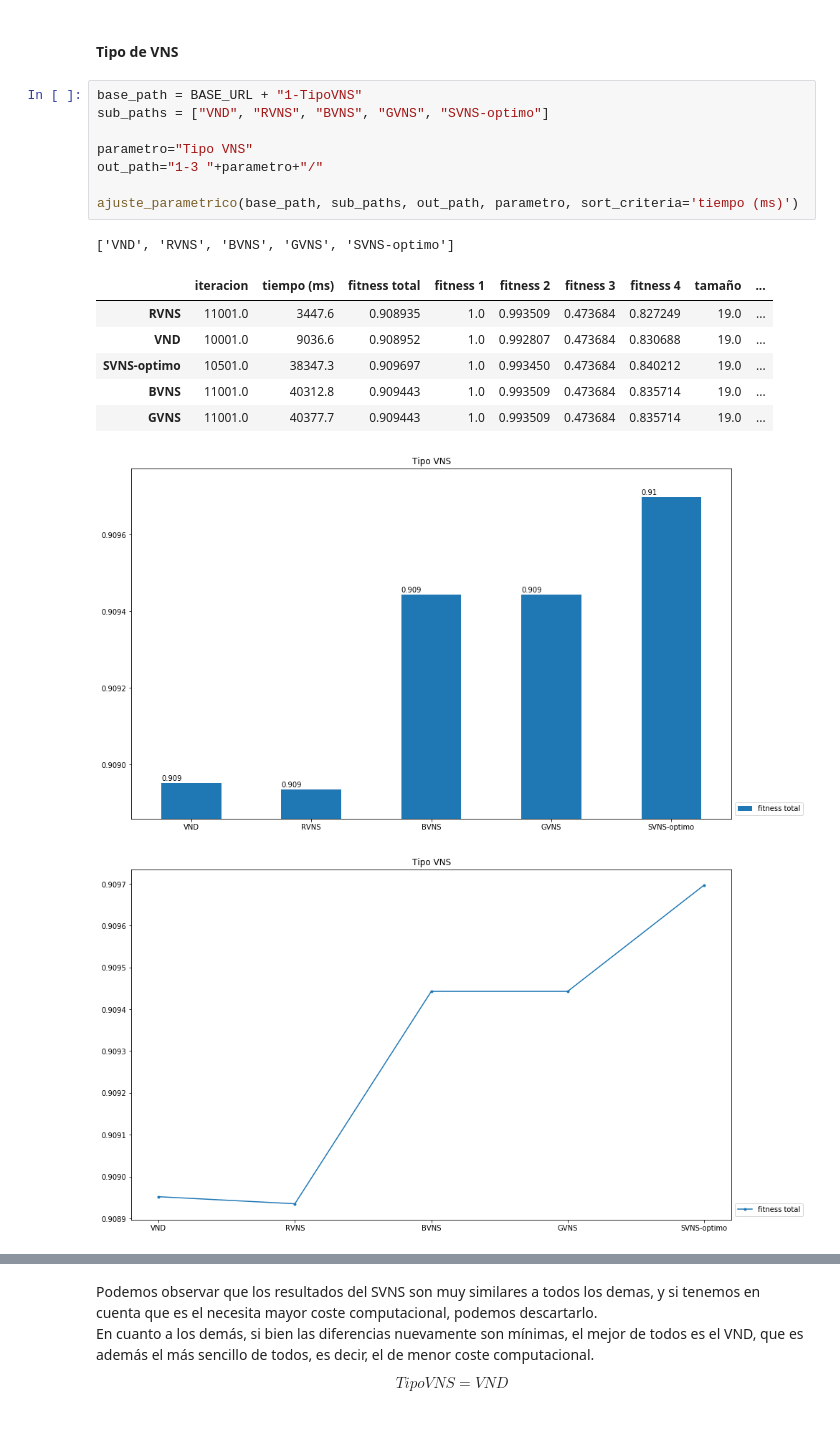
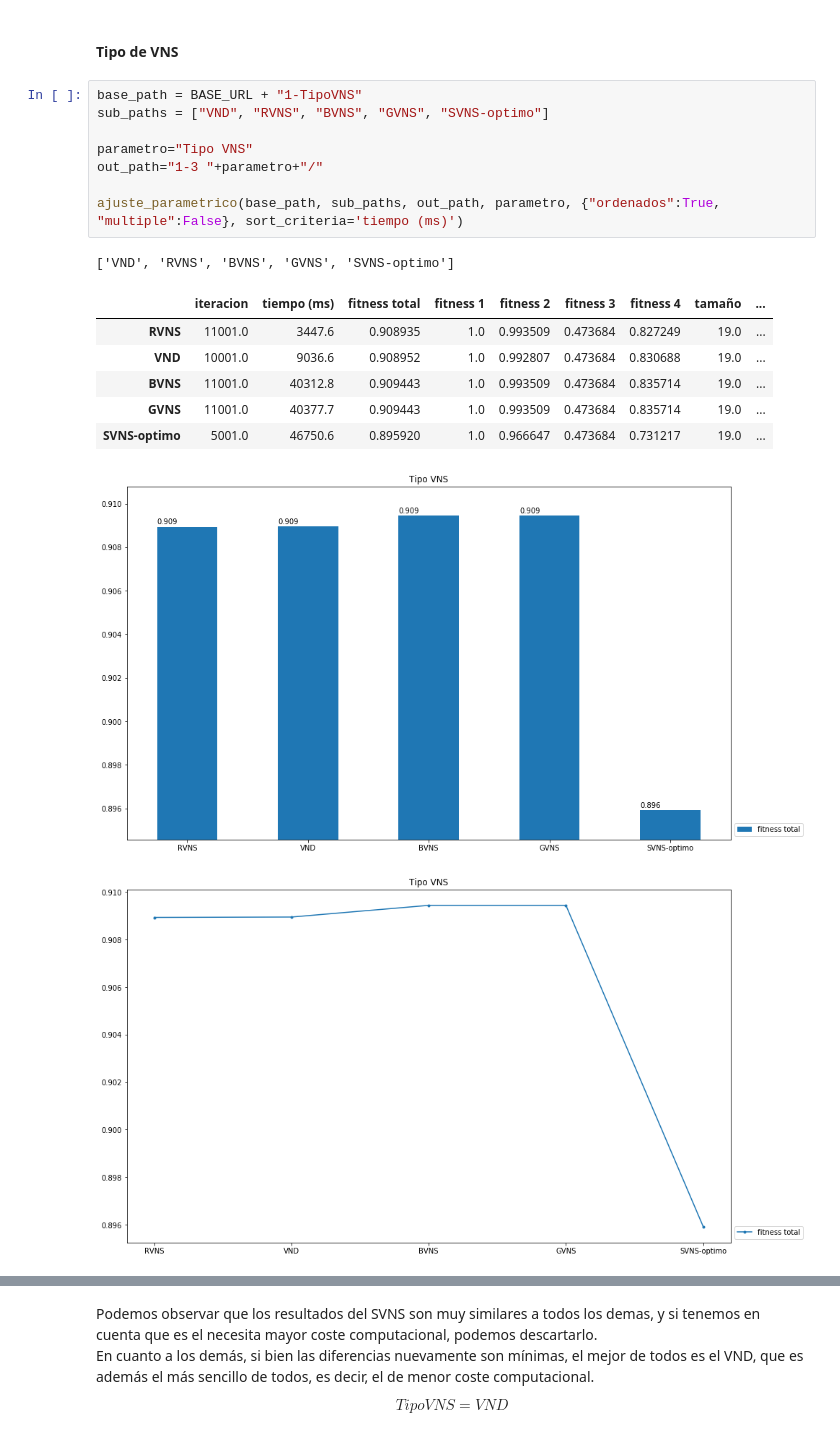
Before and after one commit to zerolfer/TFM-graficador, a Jupyter notebook: ajuste-parametrico/caso4/Ajuste-parametrico-documento.ipynb, the cells around one changed output, grey strips where cells are left out. Saved outputs shown, nothing was run; the diff lists cells and outputs as text.

```diff
--- a/ajuste-parametrico/caso4/Ajuste-parametrico-documento.ipynb
+++ b/ajuste-parametrico/caso4/Ajuste-parametrico-documento.ipynb
@@ -87,18 +78,18 @@ $$Función Distancia = \Delta fitness$$
 # %%
 base_path = BASE_URL + "1-TipoVNS"
 sub_paths = ["VND", "RVNS", "BVNS", "GVNS", "SVNS-optimo"]
 
 parametro="Tipo VNS"
 out_path="1-3 "+parametro+"/"
 
-ajuste_parametrico(base_path, sub_paths, out_path, parametro, sort_criteria='tiempo (ms)')
+ajuste_parametrico(base_path, sub_paths, out_path, parametro, {"ordenados":True, "multiple":False}, sort_criteria='tiempo (ms)')
 # %% [output]
 ['VND', 'RVNS', 'BVNS', 'GVNS', 'SVNS-optimo']
 |  | iteracion | tiempo (ms) | fitness total | fitness 1 | fitness 2 | fitness 3 | fitness 4 | tamaño | ... |
 | RVNS | 11001.0 | 3447.6 | 0.908935 | 1.0 | 0.993509 | 0.473684 | 0.827249 | 19.0 | ... |
 | VND | 10001.0 | 9036.6 | 0.908952 | 1.0 | 0.992807 | 0.473684 | 0.830688 | 19.0 | ... |
-| SVNS-optimo | 10501.0 | 38347.3 | 0.909697 | 1.0 | 0.993450 | 0.473684 | 0.840212 | 19.0 | ... |
 | BVNS | 11001.0 | 40312.8 | 0.909443 | 1.0 | 0.993509 | 0.473684 | 0.835714 | 19.0 | ... |
 | GVNS | 11001.0 | 40377.7 | 0.909443 | 1.0 | 0.993509 | 0.473684 | 0.835714 | 19.0 | ... |
+| SVNS-optimo | 5001.0 | 46750.6 | 0.895920 | 1.0 | 0.966647 | 0.473684 | 0.731217 | 19.0 | ... |
-[figure, old version]
+[figure, new version]
-[figure, old version]
+[figure, new version]
```
Also changed, not shown: parts of 4 cells of this notebook, 27 other files.
